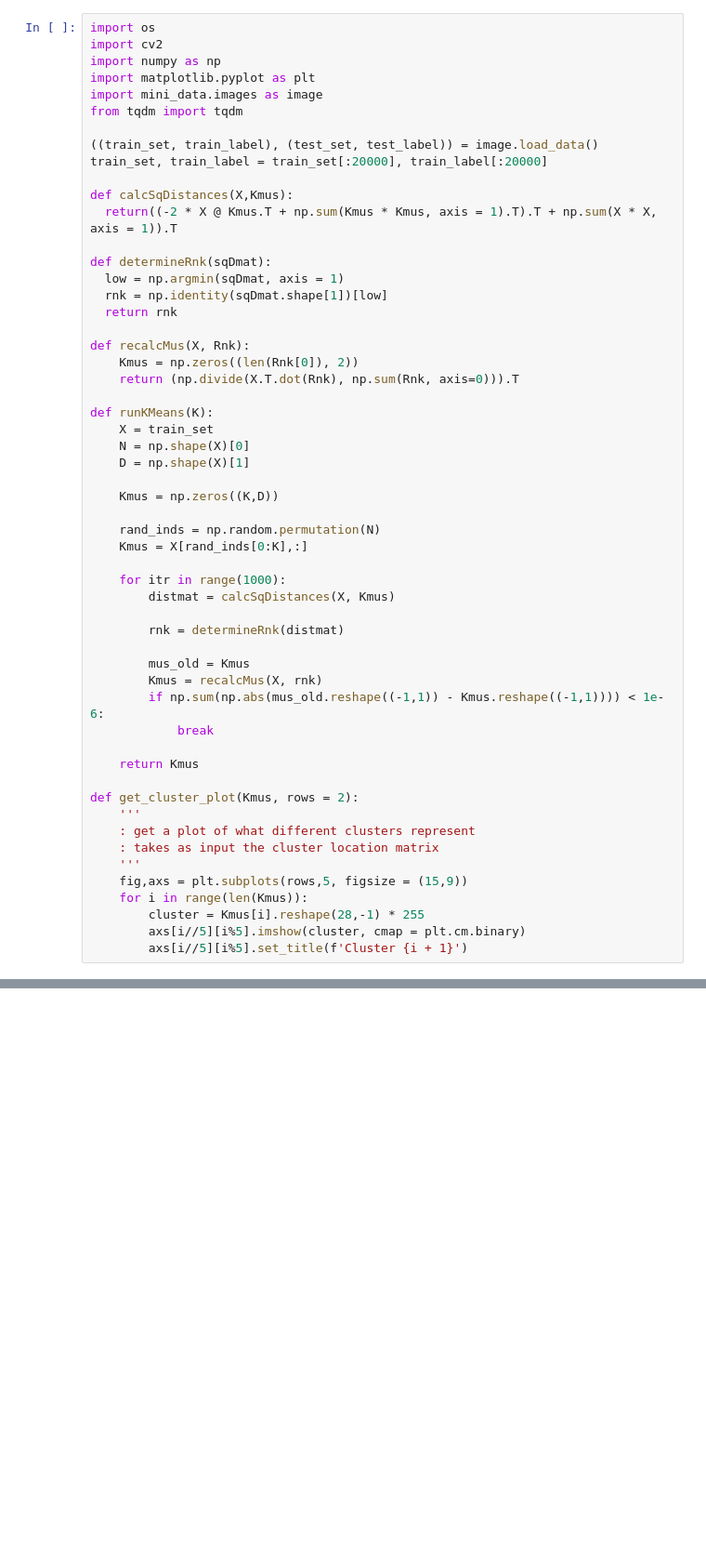
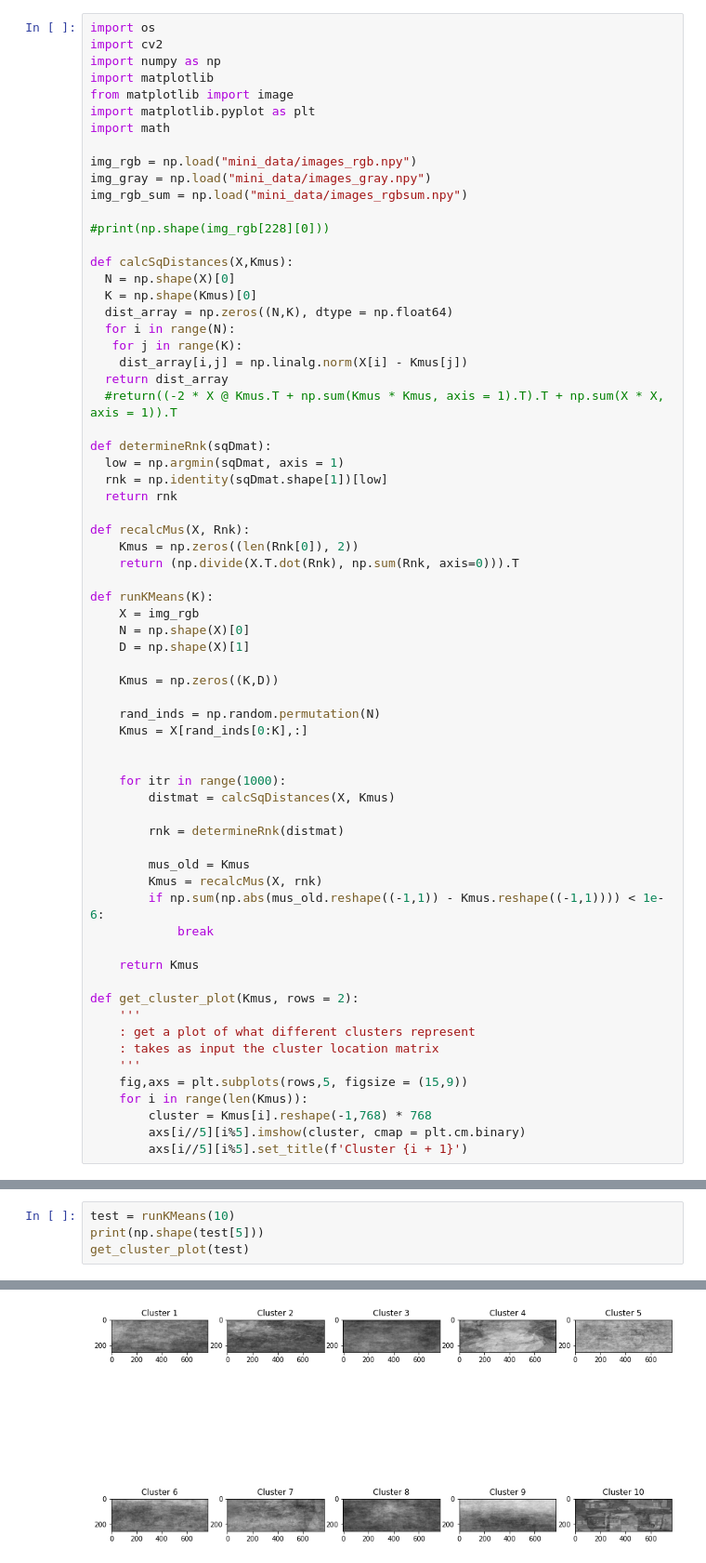
Before and after one commit to mchouthai/StyleSleuths, a Jupyter notebook: KMeans_Base_for_RGB.ipynb, the cells around one changed output, grey strips where cells are left out. Shown at 93% size. Saved outputs shown, nothing was run; the diff lists cells and outputs as text; blank space fills up the shorter version.

```diff
--- a/KMeans_Base_for_RGB.ipynb
+++ b/KMeans_Base_for_RGB.ipynb
@@ -2,15 +2,26 @@
 import os
 import cv2
 import numpy as np
+import matplotlib
+from matplotlib import image
 import matplotlib.pyplot as plt
-import mini_data.images as image
-from tqdm import tqdm
+import math
 
-((train_set, train_label), (test_set, test_label)) = image.load_data()
-train_set, train_label = train_set[:20000], train_label[:20000]
+img_rgb = np.load("mini_data/images_rgb.npy")
+img_gray = np.load("mini_data/images_gray.npy")
+img_rgb_sum = np.load("mini_data/images_rgbsum.npy")
+
+#print(np.shape(img_rgb[228][0]))
 
 def calcSqDistances(X,Kmus):
-  return((-2 * X @ Kmus.T + np.sum(Kmus * Kmus, axis = 1).T).T + np.sum(X * X, axis = 1)).T
+  N = np.shape(X)[0]
+  K = np.shape(Kmus)[0]
+  dist_array = np.zeros((N,K), dtype = np.float64)
+  for i in range(N):
+   for j in range(K):
+    dist_array[i,j] = np.linalg.norm(X[i] - Kmus[j])
+  return dist_array
+  #return((-2 * X @ Kmus.T + np.sum(Kmus * Kmus, axis = 1).T).T + np.sum(X * X, axis = 1)).T
 
 def determineRnk(sqDmat):
   low = np.argmin(sqDmat, axis = 1)
@@ -22,7 +33,7 @@ def recalcMus(X, Rnk):
     return (np.divide(X.T.dot(Rnk), np.sum(Rnk, axis=0))).T
 
 def runKMeans(K):
-    X = train_set
+    X = img_rgb
     N = np.shape(X)[0]
     D = np.shape(X)[1]
 
@@ -30,6 +41,7 @@ def runKMeans(K):
 
     rand_inds = np.random.permutation(N)
     Kmus = X[rand_inds[0:K],:]
+
 
     for itr in range(1000):
         distmat = calcSqDistances(X, Kmus)
@@ -50,6 +62,6 @@ def get_cluster_plot(Kmus, rows = 2):
     '''
     fig,axs = plt.subplots(rows,5, figsize = (15,9))
     for i in range(len(Kmus)):
-        cluster = Kmus[i].reshape(28,-1) * 255
+        cluster = Kmus[i].reshape(-1,768) * 768
         axs[i//5][i%5].imshow(cluster, cmap = plt.cm.binary)
         axs[i//5][i%5].set_title(f'Cluster {i + 1}')
@@ -61,0 +68,5 @@ IndexError: tuple index out of range
+# %%
+test = runKMeans(10)
+print(np.shape(test[5]))
+get_cluster_plot(test)
+# %% [output]
@@ -61,0 +74 @@ IndexError: tuple index out of range
+[figure, added]
```
Also changed, not shown: parts of 3 cells of this notebook.
